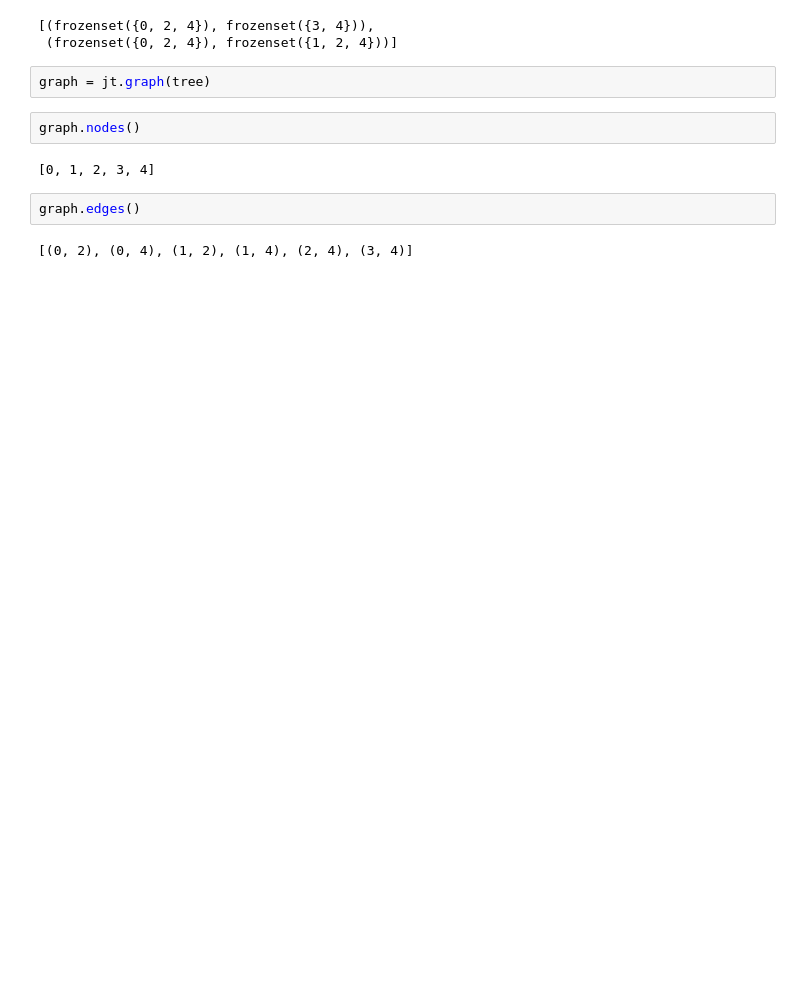
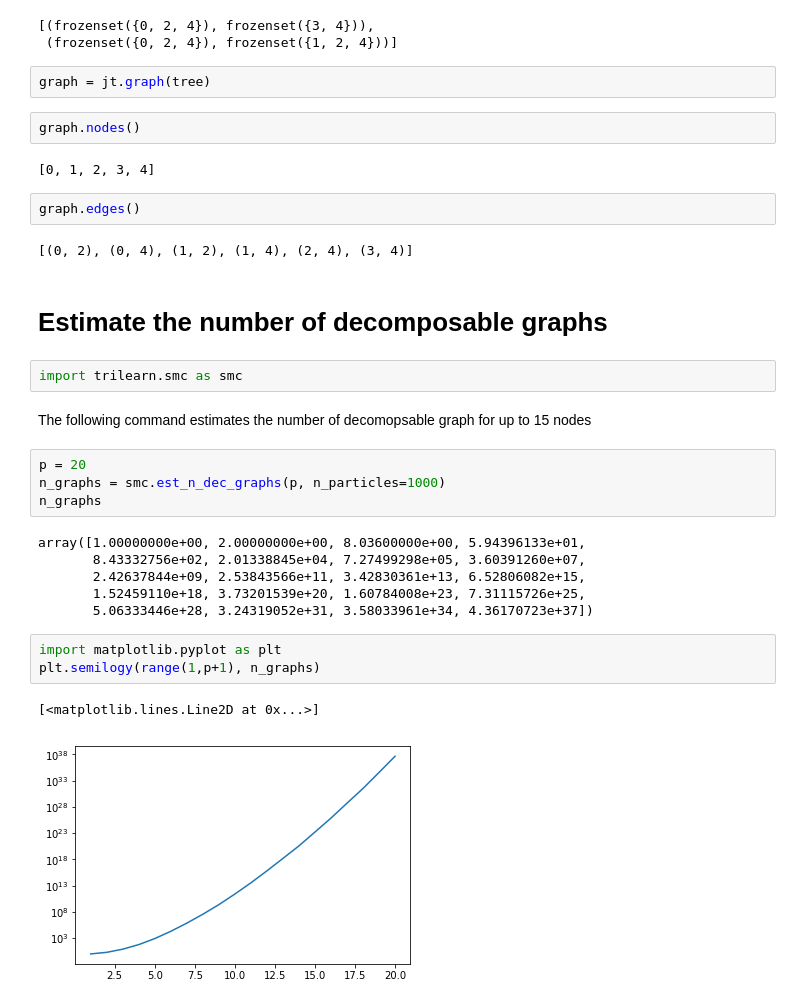
Before and after one commit to felixleopoldo/trilearn, a Jupyter notebook: example.ipynb, the cells around one changed output. Cells and saved outputs as stored; diff of their text form; blank space fills up the shorter version.

```diff
--- a/example.ipynb
+++ b/example.ipynb
@@ -107,3 +107,25 @@ graph.nodes()
 graph.edges()
 # %% [output]
 [(0, 2), (0, 4), (1, 2), (1, 4), (2, 4), (3, 4)]
+# %% [markdown]
+# Estimate the number of decomposable graphs
+# %%
+import trilearn.smc as smc
+# %% [markdown]
+The following command estimates the number of decomopsable graph for up to 15 nodes
+# %%
+p = 20
+n_graphs = smc.est_n_dec_graphs(p, n_particles=1000)
+n_graphs
+# %% [output]
+array([1.00000000e+00, 2.00000000e+00, 8.03600000e+00, 5.94396133e+01,
+       8.43332756e+02, 2.01338845e+04, 7.27499298e+05, 3.60391260e+07,
+       2.42637844e+09, 2.53843566e+11, 3.42830361e+13, 6.52806082e+15,
+       1.52459110e+18, 3.73201539e+20, 1.60784008e+23, 7.31115726e+25,
+       5.06333446e+28, 3.24319052e+31, 3.58033961e+34, 4.36170723e+37])
+# %%
+import matplotlib.pyplot as plt
+plt.semilogy(range(1,p+1), n_graphs)
+# %% [output]
+[<matplotlib.lines.Line2D at 0x...>]
+[figure, added]
```
Also changed, not shown: 1 other file.
